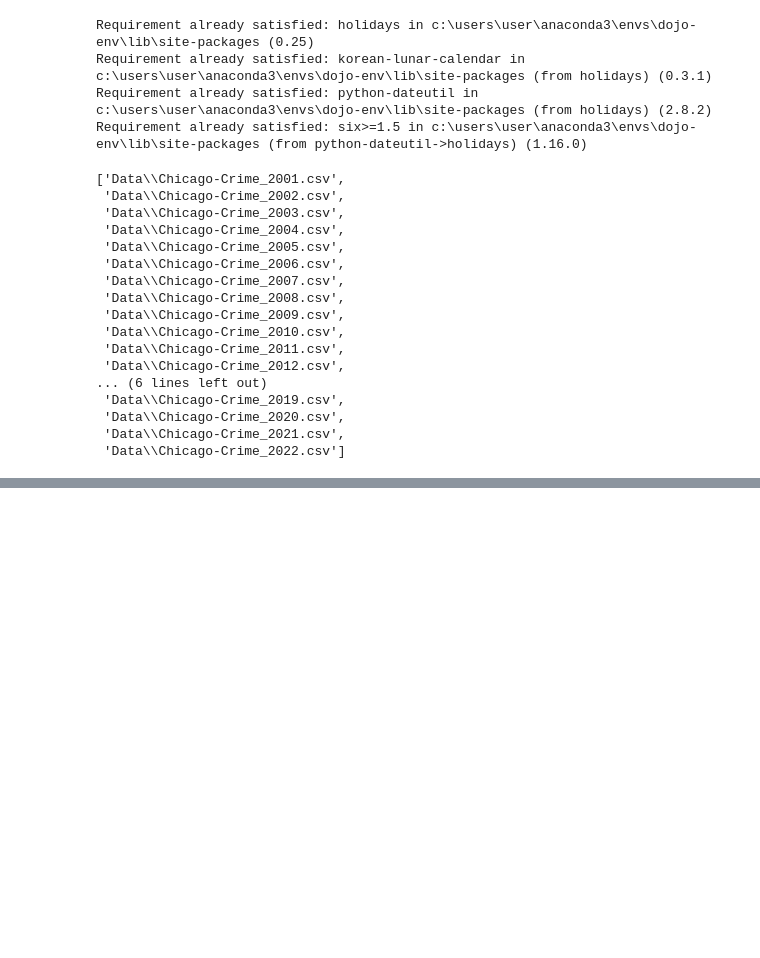
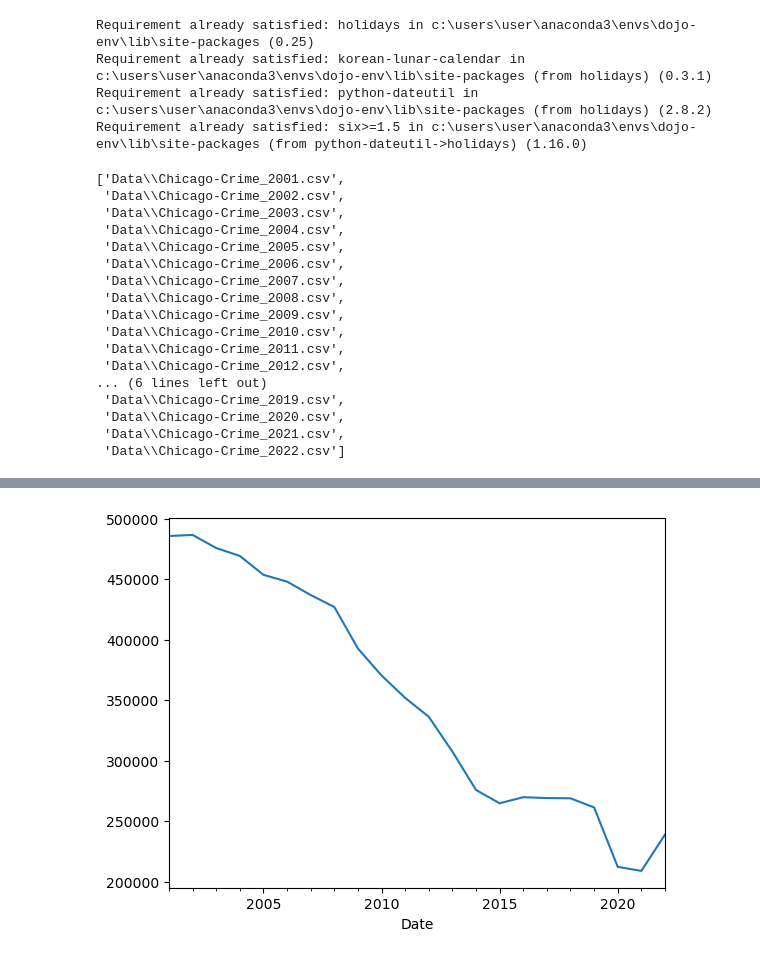
Before and after one commit to Mrammoss/Chicago-Data, a Jupyter notebook: Chicago-Crime-Data.ipynb, the cells around one changed output, grey strips where cells are left out. Saved outputs shown, nothing was run; the diff lists cells and outputs as text; code cells hidden in the pictures; blank space fills up the shorter version.

```diff
--- a/Chicago-Crime-Data.ipynb
+++ b/Chicago-Crime-Data.ipynb
@@ -48,0 +79,6 @@ df.head()
+# %%
+years_crimes = topics.resample('YS').size()
+# %%
+years_crimes.plot();
+# %% [output]
+[figure, added]
```
Also changed, not shown: parts of 20 cells of this notebook.
